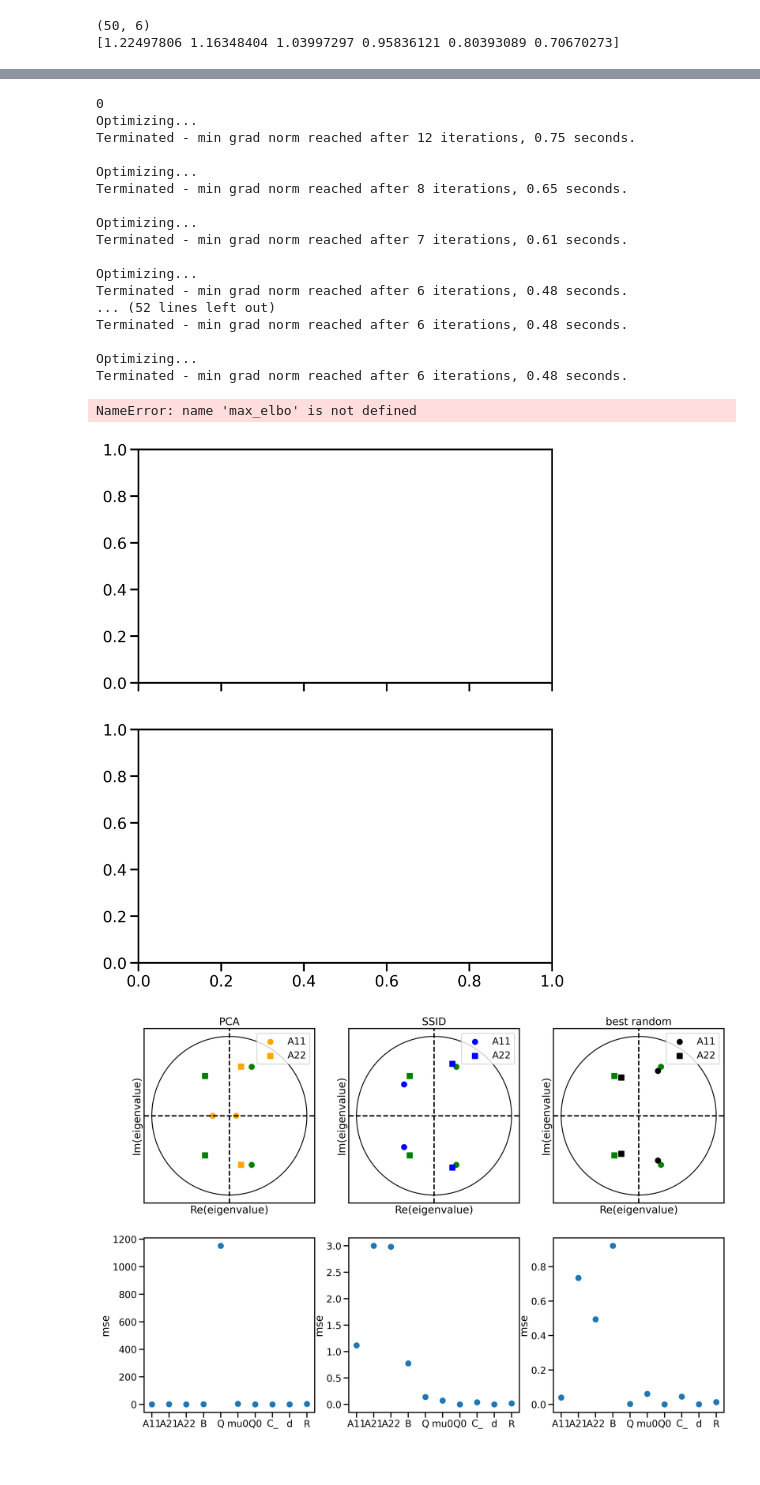
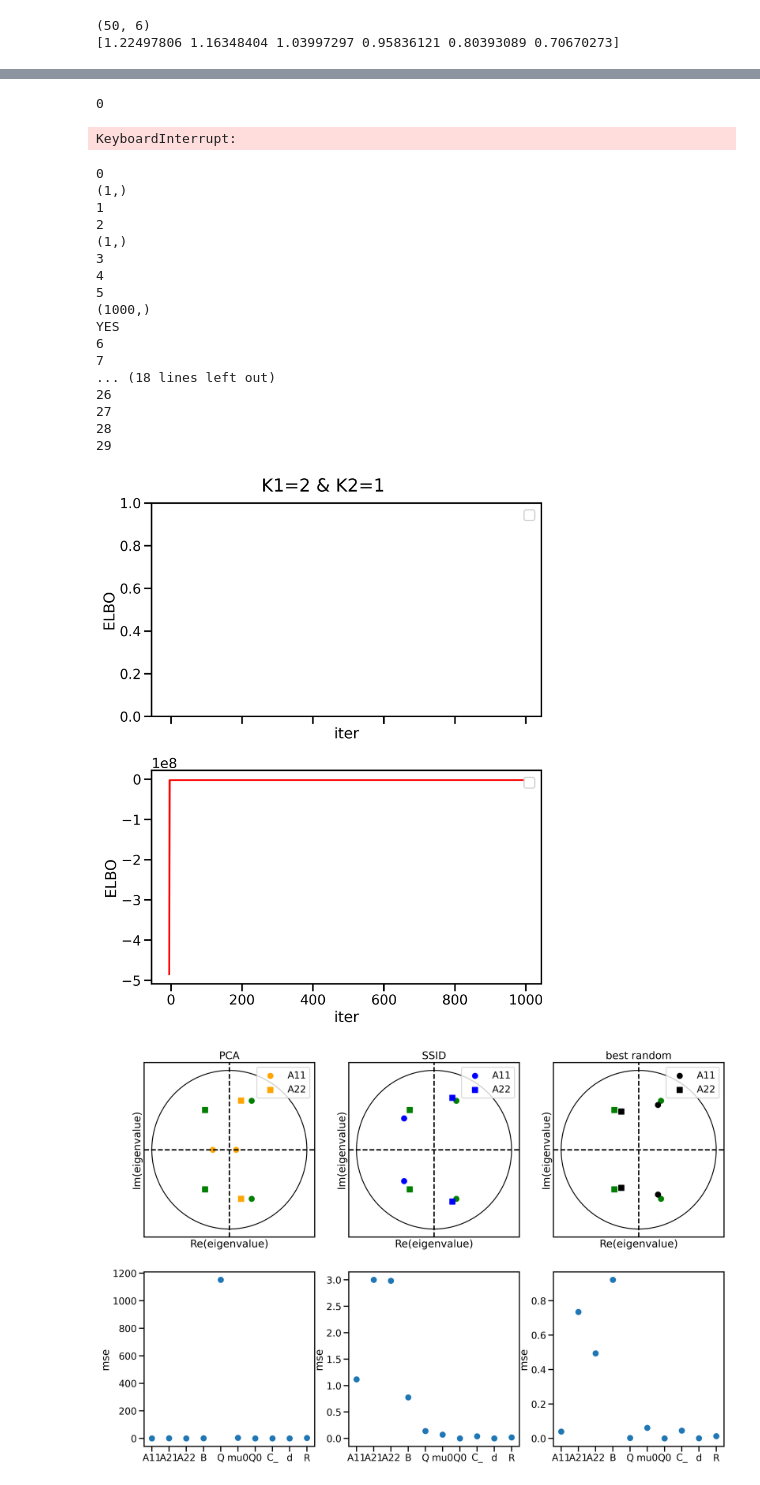
Before and after one commit to lenca56/coupled_LDS, a Jupyter notebook: Analyze_Cluster_low_rank_RNN.ipynb, the cells around one changed output, grey strips where cells are left out. Cells and saved outputs as stored; diff of their text form; code cells hidden in the pictures.

```diff
--- a/Analyze_Cluster_low_rank_RNN.ipynb
+++ b/Analyze_Cluster_low_rank_RNN.ipynb
@@ -26,6 +26,6 @@ max_iter = 1000
 # %%
-K1 = 2
-K2 = 1
+K1 = 5
+K2 = 2
 
 K = K1 + K2
 LDS = coupled_LDS.coupled_LDS(D, K1, K2, M)
@@ -43,7 +43,7 @@ true_C=param['true_C']
 true_d=param['true_d']
 true_R=param['true_R']
 # %%
-simulation = 5
+simulation = 0
 fitted = np.load(f'models/K1={K1}_K2={K2}_fitted_param_low_rank_simulation={simulation}.npz')
 ecll_new=fitted['ecll_new']
 ecll_old=fitted['ecll_old']
@@ -118,17 +121,0 @@ axes[1].legend(loc='upper left')
-# %%
-fig, axes = plt.subplots(figsize=(10,5))
-print(true_y.shape)
-for i in range(D):
-    axes.plot(range(T), true_y[0,:,i])
-
-axes.set_xlabel('time within trial')
-axes.set_ylabel('activity of units')
-
-fig, axes = plt.subplots(figsize=(10,5))
-print(true_x.shape)
-for i in range(K1):
-    axes.plot(true_x[0,:,i], color='blue')
-for i in np.arange(K1,K2+K1):
-    axes.plot(true_x[0,:,i], color='brown')
-
-# print(true_x[0,:,-1])
@@ -140,24 +122,8 @@ for i in np.arange(K1,K2+K1):
 # %%
-# fitting from true parameters
-ecll_new, ecll_old, elbo, ll, A, B, Q , mu0, Q0, C, d, R  = LDS.fit_EM(u, true_y, true_A, true_B, true_Q, true_mu0, true_Q0, true_C, true_d, true_R, max_iter=200, verbosity=1)
+ecll_new, ecll_old, elbo, ll, A, B, Q , mu0, Q0, C, d, R  = LDS.fit_EM(u, true_y, true_A, true_B, true_Q, true_mu0, true_Q0, true_C, true_d, true_R, max_iter=max_iter, verbosity=0)
 # %% [output]
 0
-Optimizing...
-Terminated - min grad norm reached after 12 iterations, 0.75 seconds.
-
-Optimizing...
-Terminated - min grad norm reached after 8 iterations, 0.65 seconds.
-
-Optimizing...
-Terminated - min grad norm reached after 7 iterations, 0.61 seconds.
-
-Optimizing...
-Terminated - min grad norm reached after 6 iterations, 0.48 seconds.
-... (52 lines left out)
-Terminated - min grad norm reached after 6 iterations, 0.48 seconds.
-
-Optimizing...
-Terminated - min grad norm reached after 6 iterations, 0.48 seconds.
+KeyboardInterrupt:
 # %%
 max_iter=1000
 eps = 0.1
@@ -169,49 +135,65 @@ label = ['true','PCA','SSID','best random']
 elbos = []
 
 for simulation in range(30):
-    if os.path.exists(f'models/K1={K1}_K2={K2}_fitted_param_simulation={simulation}.npz'):
-        fitted = np.load(f'models/K1={K1}_K2={K2}_fitted_param_simulation={simulation}.npz')
+    print(simulation)
+    if os.path.exists(f'models/K1={K1}_K2={K2}_fitted_param_low_rank_simulation={simulation}.npz'):
+        fitted = np.load(f'models/K1={K1}_K2={K2}_fitted_param_low_rank_simulation={simulation}.npz')
         ecll_new=fitted['ecll_new']
         ecll_old=fitted['ecll_old']
         elbo=fitted['elbo']
         ll = fitted['ll']
-        print(elbo[-1])
-        print(max_elbo)
 
+        print(elbo.shape)
         if elbo.shape[0] == max_iter:
             if simulation != 0:
                 elbos.append(elbo[-1])
 
             if simulation == 0:
-                max_elbo = elbo[-1]
+                # max_elbo = elbo[-1]
                 axes[0].plot(range(max_iter), elbo, color=color[simulation], label=label[simulation])
                 axes[1].plot(range(max_iter), elbo, color=color[simulation], label=label[simulation])
 
             if simulation in [1,2]:
                 axes[0].plot(range(max_iter), elbo, color=color[simulation], label=label[simulation])
             elif simulation >= 3:
-                if np.abs((elbo[-1] - max_elbo)) < S * eps:
+                if 0 < 1: #np.abs((elbo[-1] - max_elbo)) < S * eps:
                     print('YES')
                     axes[1].plot(range(-5,max_iter-5),elbo, color='red')
                 else:
                     axes[1].plot(elbo, color='black')
 
 
 # axes[0].set_yscale('log')
 # axes[1].set_yscale('log')
-axes[0].set_ylim(max_elbo*1.07, max_elbo*0.99)
-axes[1].set_ylim(max_elbo*1.07, max_elbo*0.99)
+# axes[0].set_ylim(max_elbo*1.07, max_elbo*0.99)
+# axes[1].set_ylim(max_elbo*1.07, max_elbo*0.99)
 axes[0].set_ylabel('ELBO')
 axes[1].set_ylabel('ELBO')
 axes[0].set_xlabel('iter')
 axes[1].set_xlabel('iter')
 axes[0].legend()
 axes[1].legend()
 fig.suptitle(f'K1={K1} & K2={K2}', y=0.95)
 fig.tight_layout()
 # %% [output]
-NameError: name 'max_elbo' is not defined
+0
+(1,)
+1
+2
+(1,)
+3
+4
+5
+(1000,)
+YES
+6
+7
+... (18 lines left out)
+26
+27
+28
+29
-[figure, old version]
+[figure, new version]
 # %%
 best_ind = np.argmax(elbos)+1
 
```
Also changed, not shown: parts of 7 cells of this notebook, 5 other files.
